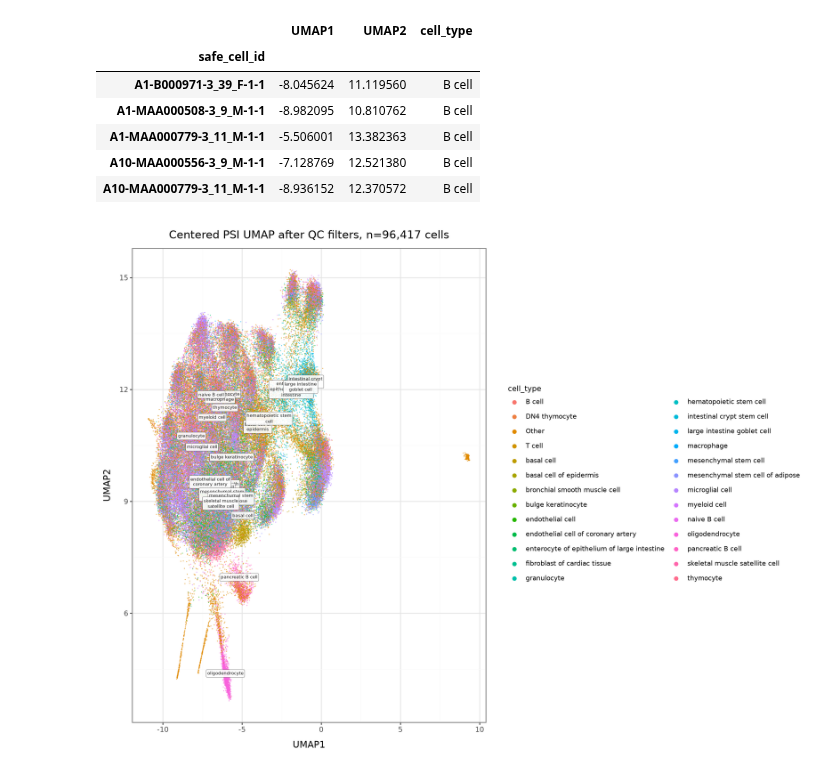
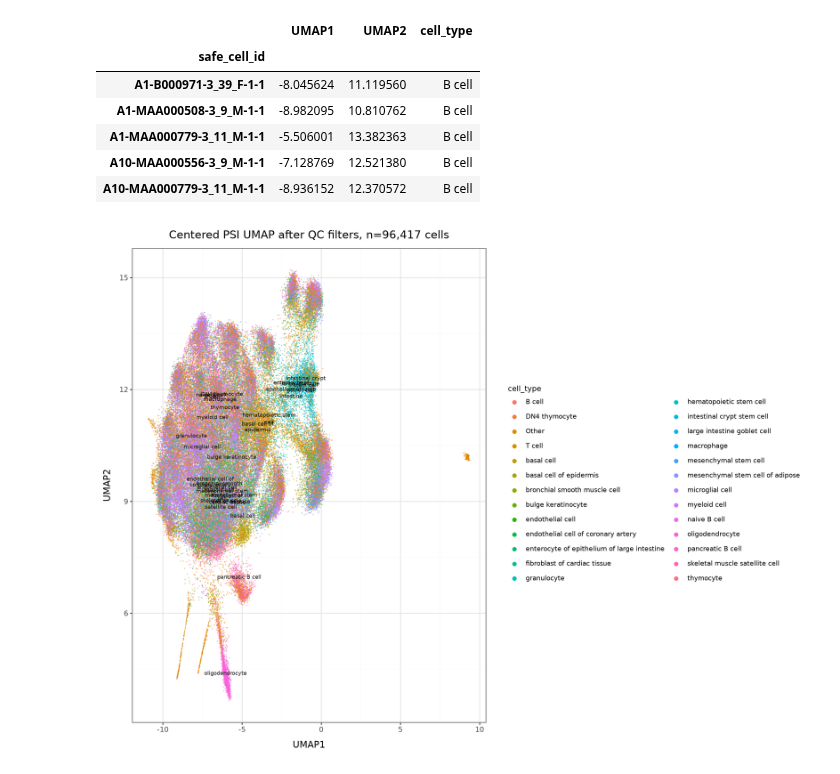
Before and after one commit to davidaknowles/tabula_rmats, a Jupyter notebook: rmats_counts_eda.executed.ipynb, the cells around one changed output. Drawn from its saved outputs; the diff is of its cells as text; code cells hidden in the pictures.

```diff
--- a/rmats_counts_eda.executed.ipynb
+++ b/rmats_counts_eda.executed.ipynb
@@ -322,15 +322,13 @@ if cell_type_col is not None:
     p_count_umap = (
         ggplot(count_plot_df, aes('UMAP1', 'UMAP2', color='plot_cell_type'))
         + geom_point(size=0.7, alpha=0.65, stroke=0)
-        + geom_label(
+        + geom_text(
             count_label_df,
             aes('UMAP1', 'UMAP2', label='plot_label'),
             inherit_aes=False,
-            size=5.5,
+            size=6.5,
             alpha=0.9,
-            fill='white',
             color='black',
-            label_size=0.25,
             show_legend=False,
         )
         + labs(color=cell_type_col, title=f'Count UMAP after QC filters, n={len(count_plot_df):,} cells')
@@ -492,35 +490,33 @@ if cell_type_col is not None:
         .groupby('plot_cell_type', as_index=False)[['UMAP1', 'UMAP2']]
         .median()
     )
     psi_label_df['plot_label'] = psi_label_df['plot_cell_type'].map(lambda label: textwrap.fill(label, width=20))
     p_psi_umap = (
         ggplot(psi_plot_df, aes('UMAP1', 'UMAP2', color='plot_cell_type'))
         + geom_point(size=0.7, alpha=0.65, stroke=0)
-        + geom_label(
+        + geom_text(
             psi_label_df,
             aes('UMAP1', 'UMAP2', label='plot_label'),
             inherit_aes=False,
-            size=5.5,
+            size=6.5,
             alpha=0.9,
-            fill='white',
             color='black',
-            label_size=0.25,
             show_legend=False,
         )
         + labs(color=cell_type_col, title=f'Centered PSI UMAP after QC filters, n={len(psi_plot_df):,} cells')
         + guides(color=guide_legend(override_aes={'size': 3, 'alpha': 1}))
         + theme_bw()
         + theme(figure_size=(12, 9), legend_title=element_text(size=9), legend_text=element_text(size=8))
     )
 else:
     psi_plot_df = psi_umap_df.copy()
     p_psi_umap = (
         ggplot(psi_plot_df, aes('UMAP1', 'UMAP2'))
         + geom_point(size=0.7, alpha=0.65, stroke=0)
         + labs(title=f'Centered PSI UMAP after QC filters, n={len(psi_plot_df):,} cells')
         + theme_bw()
         + theme(figure_size=(9, 8))
     )
 display(p_psi_umap)
 # %% [output]
-[figure, old version]
+[figure, new version]
```
Also changed, not shown: parts of 2 cells of this notebook, 1 other file.
